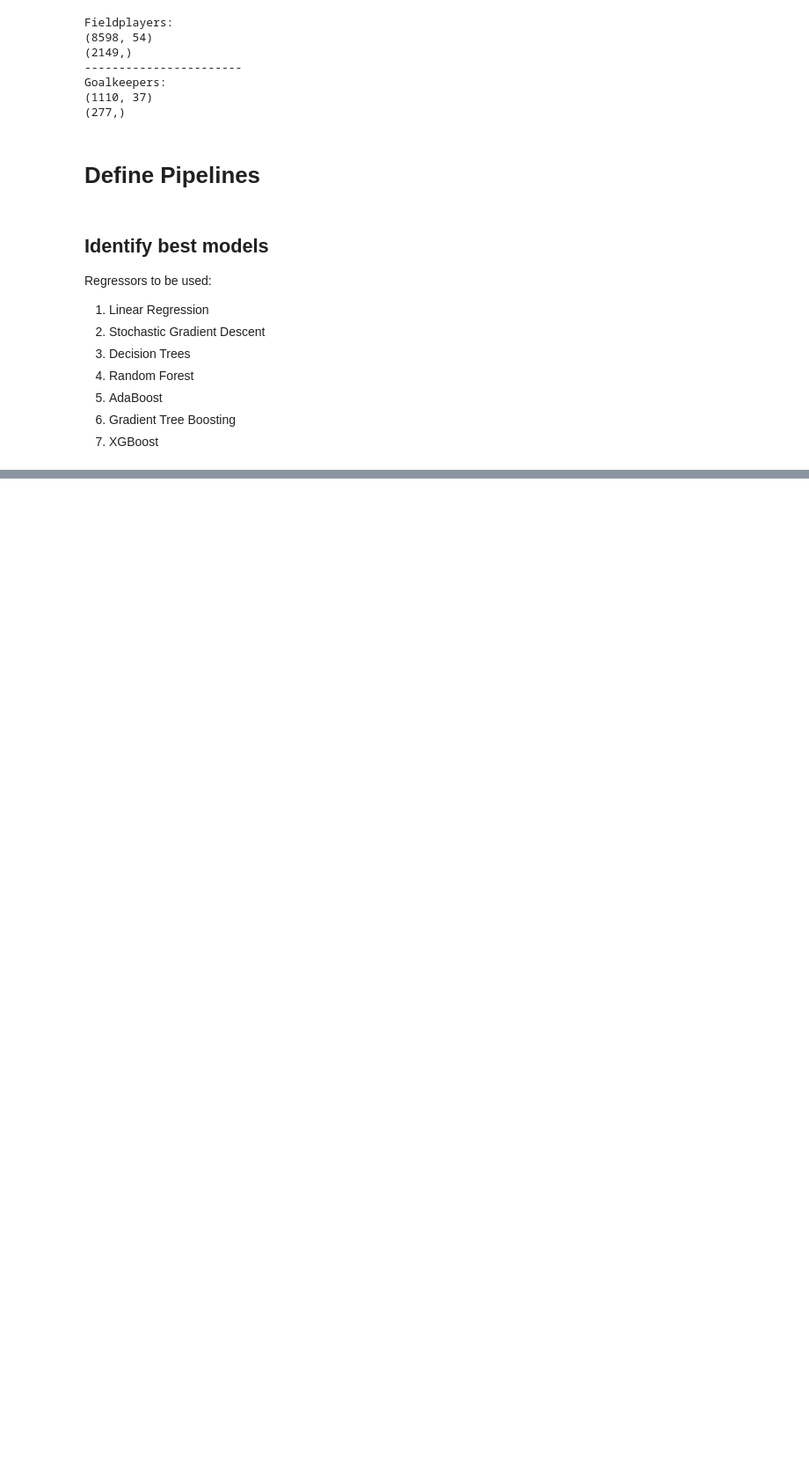
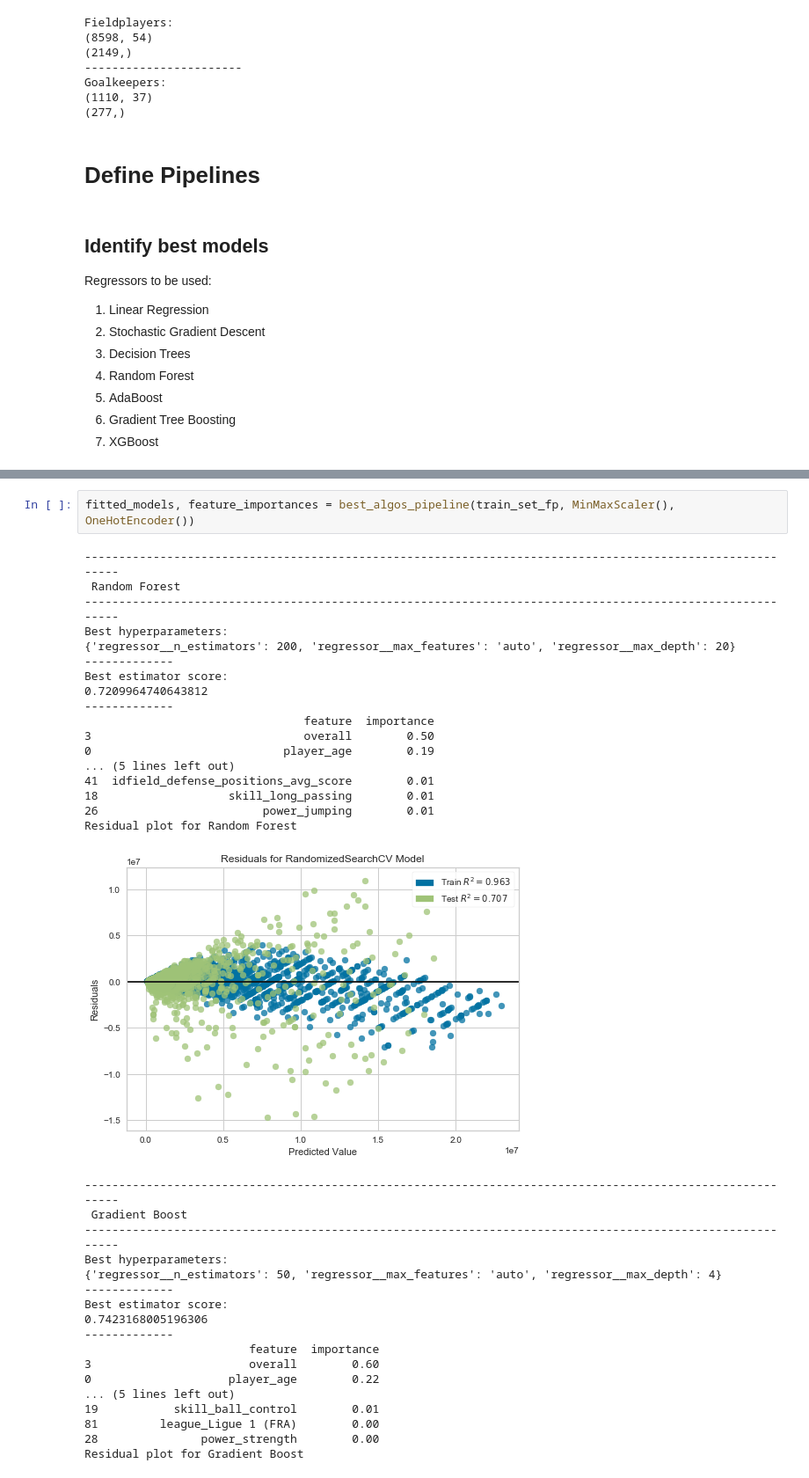
Before and after one commit to fabwerk90/FIFA-20---Market-value-prediction, a Jupyter notebook: h_predictive_algorithms.ipynb, the cells around one changed output, grey strips where cells are left out. Shown at 88% size. Drawn from its saved outputs; the diff is of its cells as text; blank space fills up the shorter version.

```diff
--- a/h_predictive_algorithms.ipynb
+++ b/h_predictive_algorithms.ipynb
@@ -380,0 +322,38 @@ best_algos_pipeline (train_set_fp)
+# %%
+fitted_models, feature_importances = best_algos_pipeline(train_set_fp, MinMaxScaler(), OneHotEncoder())
+# %% [output]
+----------------------------------------------------------------------------------------------------------
+ Random Forest
+----------------------------------------------------------------------------------------------------------
+Best hyperparameters:
+{'regressor__n_estimators': 200, 'regressor__max_features': 'auto', 'regressor__max_depth': 20}
+-------------
+Best estimator score:
+0.7209964740643812
+-------------
+                                feature  importance
+3                               overall        0.50
+0                            player_age        0.19
+... (5 lines left out)
+41  idfield_defense_positions_avg_score        0.01
+18                   skill_long_passing        0.01
+26                        power_jumping        0.01
+Residual plot for Random Forest
+[figure, added]
+----------------------------------------------------------------------------------------------------------
+ Gradient Boost
+----------------------------------------------------------------------------------------------------------
+Best hyperparameters:
+{'regressor__n_estimators': 50, 'regressor__max_features': 'auto', 'regressor__max_depth': 4}
+-------------
+Best estimator score:
+0.7423168005196306
+-------------
+                        feature  importance
+3                       overall        0.60
+0                    player_age        0.22
+... (5 lines left out)
+19           skill_ball_control        0.01
+81         league_Ligue 1 (FRA)        0.00
+28               power_strength        0.00
+Residual plot for Gradient Boost
```
Also changed, not shown: parts of 9 cells of this notebook.
